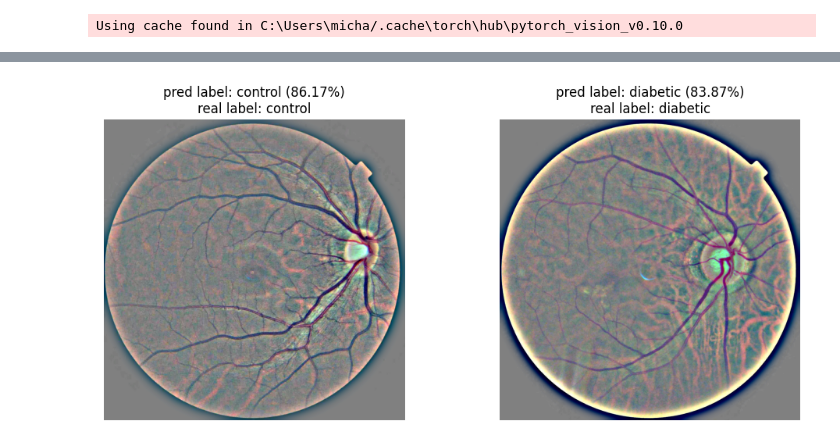
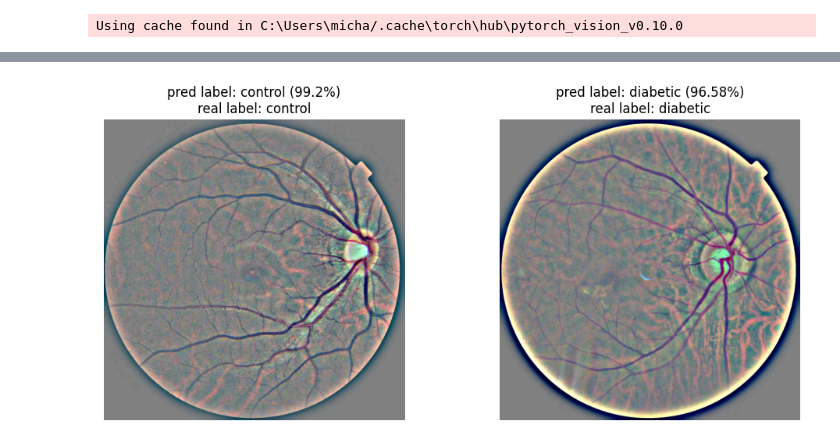
Before and after one commit to Mpasiowiec/Analiza-obrazu-i-diagnozowanie-cukrzycy-na-podstawie-zdjec-dna-oka, a Jupyter notebook: densenet/DenseNet_prep.ipynb, the cells around one changed output, grey strips where cells are left out. Cells and saved outputs as stored; diff of their text form; code cells hidden in the pictures.

```diff
--- a/densenet/DenseNet_prep.ipynb
+++ b/densenet/DenseNet_prep.ipynb
@@ -316,25 +316,26 @@ torch.cuda.empty_cache()
 # %%
 paths = ["data/data_m_prep/test/control/193_N.png", "data/data_m_prep/test/retina/81_D.png"]
 fig, ax = plt.subplots(1, 2, figsize=(12, 5))
 
 for i, pathImageFile in enumerate(paths):
 
     if pathImageFile.split('\\')[-1].split('.')[0].split('_')[1]=='c' or pathImageFile.split('\\')[-1].split('.')[0].split('_')[-1] in ['h', 'N']:
         true_leb = 'control'
     else:
         true_leb = 'diabetic'
 
     imageData = Image.open(pathImageFile).convert('RGB')
     imageDataN = data_transforms['test'](imageData)
     imageDataN = imageDataN.unsqueeze_(0).cuda()
     output = model_ft(imageDataN)
-    prop = round((torch.sigmoid(output[0])[torch.max(output,1)[1]].item())*100,2)
+    sm = nn.Softmax(dim=1)
+    prop = round((sm(output)[0][torch.max(output,1)[1]]).item()*100,2)
     classes = ['control', 'diabetic']
     label = classes[torch.max(output,1)[1]] + ' (' + str(prop) + '%)'
 
     ax[i].imshow((imageData ))
     ax[i].set_title('pred label: '+label+('\nreal label: '+true_leb))
     ax[i].axis("off")
 fig.savefig(nm_model+'_viz.jpg')
 # %% [output]
-[figure, old version]
+[figure, new version]
```
Also changed, not shown: parts of 3 cells of this notebook, 43 other files.
